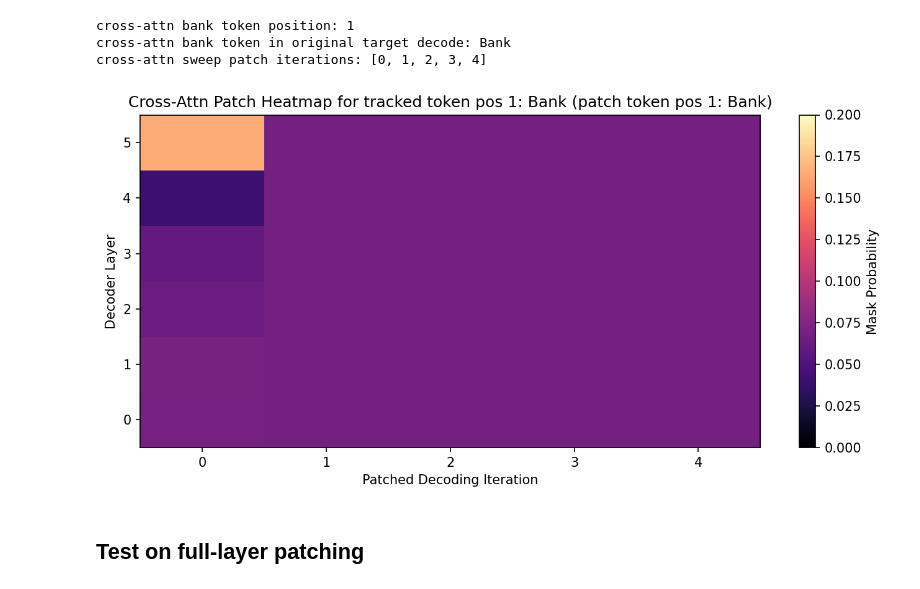
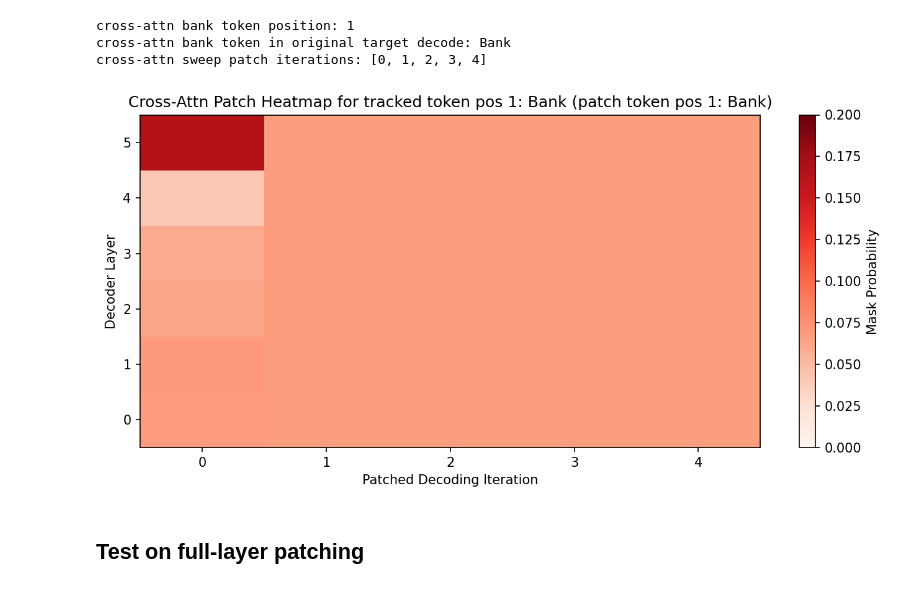
Before and after one commit to MD-BH/MLLM-Final, a Jupyter notebook: Mask-Predict/demo.ipynb, the cells around one changed output. Cells and saved outputs as stored; diff of their text form; code cells hidden in the pictures.

```diff
--- a/Mask-Predict/demo.ipynb
+++ b/Mask-Predict/demo.ipynb
@@ -428,9 +428,9 @@ cross_attn_bank_sweep_result = run_decoder_cross_attn_layer_iteration_sweep_expe
     patch_iterations=cross_attn_iters,
 )
 # %%
-plot_cross_attn_layer_iteration_heatmap(cross_attn_bank_sweep_result)
+plot_cross_attn_layer_iteration_heatmap(cross_attn_bank_sweep_result, cmap="Reds")
 # %% [output]
-[figure, old version]
+[figure, new version]
 # %% [markdown]
 ## Test on full-layer patching
 # %%
```
Also changed, not shown: parts of 13 cells of this notebook, 2 other files.
